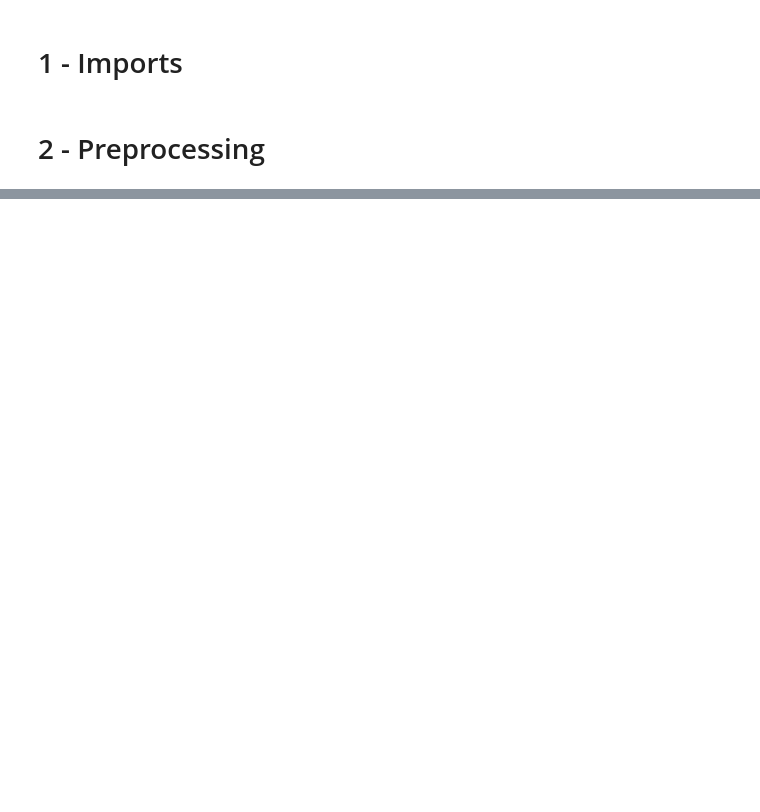
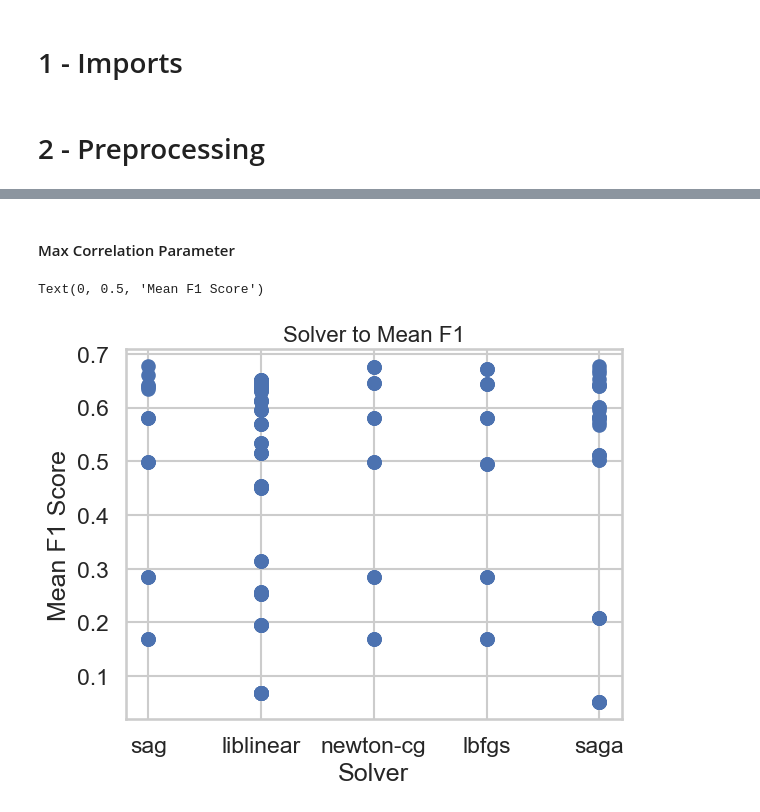
Before and after one commit to hippograndet/country_risk_rating, a Jupyter notebook: notebooks/expirements/LR_Hyper_Parameters.ipynb, the cells around one changed output, grey strips where cells are left out. Drawn from its saved outputs; the diff is of its cells as text; code cells hidden in the pictures; blank space fills up the shorter version.

```diff
--- a/notebooks/expirements/LR_Hyper_Parameters.ipynb
+++ b/notebooks/expirements/LR_Hyper_Parameters.ipynb
@@ -372,0 +324,10 @@ MLflow run_id: 19e7ce582e774588a933156a2aadfff2
+# %% [markdown]
+#### Max Correlation Parameter
+# %%
+plt.scatter(df['solver'], df['cv_mean_f1'])
+plt.title('Solver to Mean F1', fontsize=16)
+plt.xlabel('Solver')
+plt.ylabel('Mean F1 Score')
+# %% [output]
+Text(0, 0.5, 'Mean F1 Score')
+[figure, added]
```
Also changed, not shown: parts of 56 cells of this notebook, 18 other files.
